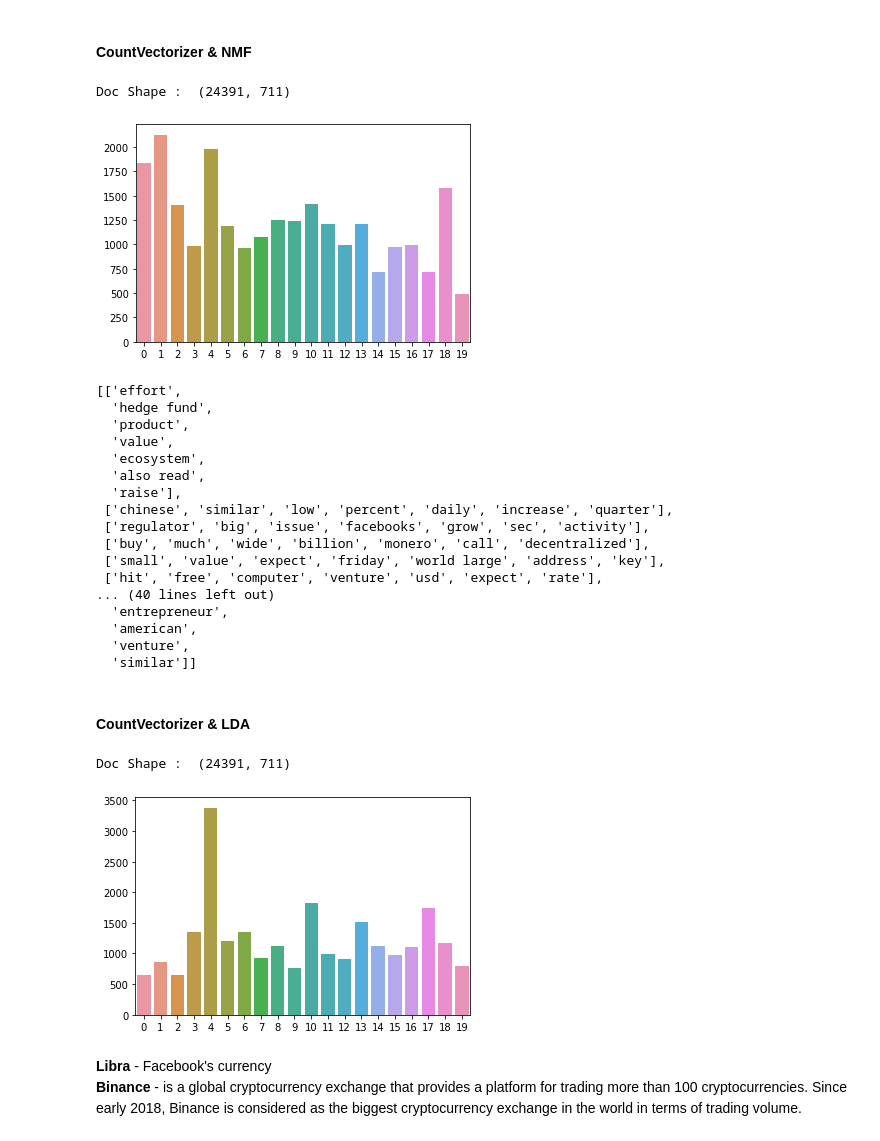
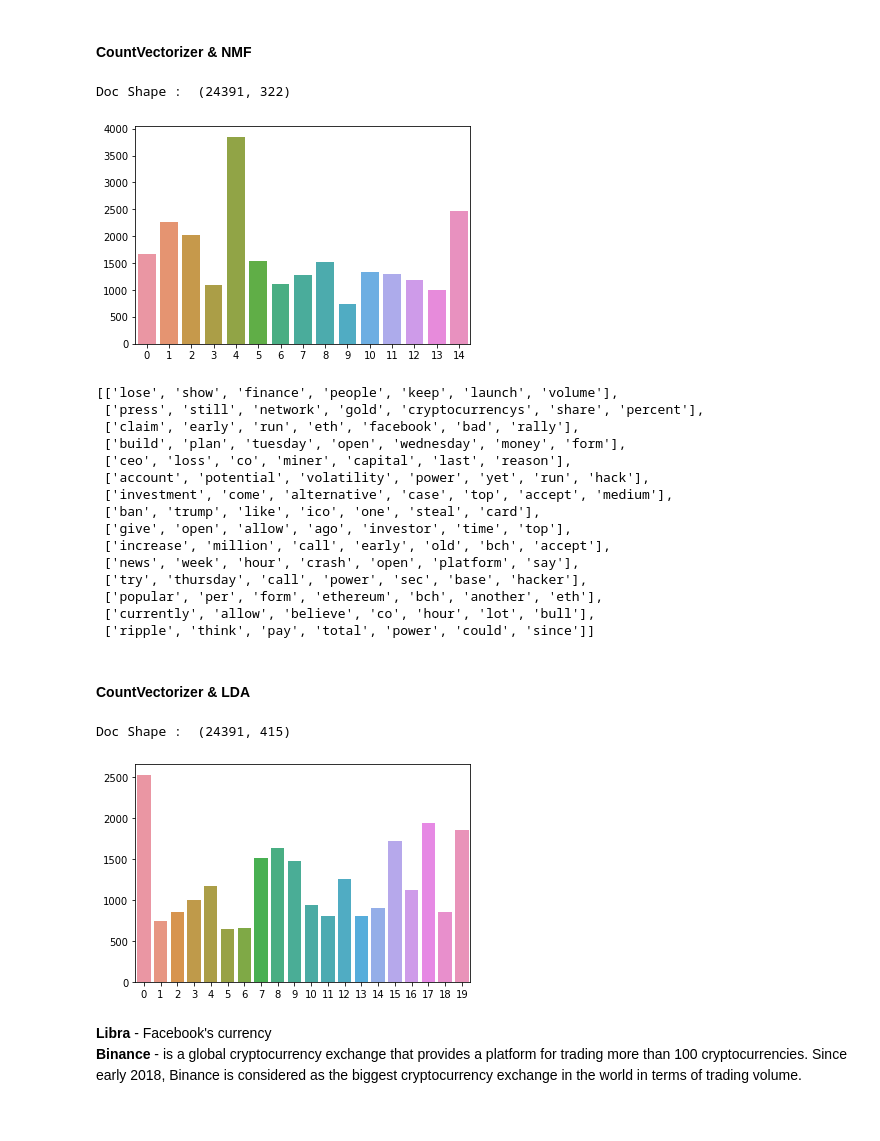
Before and after one commit to silvernine209/nlp_bitcoin_trading, a Jupyter notebook: bitcoin_trader_v2.ipynb, the cells around one changed output. Drawn from its saved outputs; the diff is of its cells as text; code cells hidden in the pictures.

```diff
--- a/bitcoin_trader_v2.ipynb
+++ b/bitcoin_trader_v2.ipynb
@@ -481,23 +489,26 @@ with open('df_news_clean.pkl','wb') as picklefile:
 # %%
 # Load df_news_raw
 with open('df_news_clean.pkl', 'rb') as picklefile:
     df_news_clean = pickle.load(picklefile)
 
 # Create vectorized matrix with stopword
-vectorizer = CountVectorizer(ngram_range=(1, 2),stop_words=stopword_list,max_df=0.20,min_df=0.005)#,max_df=0.30, min_df=0.01)
+vectorizer = CountVectorizer(stop_words=stopword_list,max_df=0.10,min_df=0.01)#,max_df=0.30, min_df=0.01)
+#vectorizer = CountVectorizer(ngram_range=(1, 2),stop_words=stopword_list,max_df=0.10,min_df=0.005)#,max_df=0.30, min_df=0.01)
+
 doc_word = vectorizer.fit_transform(df_news_clean['title_intro_clean'])
+
 print("Doc Shape : ",doc_word.shape)
 
 # Define NMF model
-nmf_model = NMF(n_components=20, init='random', random_state=0)
+nmf_model = NMF(n_components=15, init='random', random_state=0)
 doc_topics = nmf_model.fit_transform(doc_word)
 
 # Check cluster distribution
 doc_cluster = doc_topics.argmax(axis = 1)
 sns.barplot(x=pd.Series(doc_cluster).value_counts().keys(),y=pd.Series(doc_cluster).value_counts().values);
 # %% [output]
-Doc Shape :  (24391, 711)
+Doc Shape :  (24391, 322)
-[figure, old version]
+[figure, new version]
 # %%
 # pd.DataFrame(doc_word.toarray(), index=df_news_clean['title_intro_clean'], columns=vectorizer.get_feature_names()).head()
 # %%
@@ -506,28 +517,27 @@ topic_words = [[list(vectorizer.vocabulary_.keys())[e-1] for e in l] for l in t]
 #topic_words = [[vectorizer.get_feature_names()[e-1] for e in l] for l in t]
 topic_words
 # %% [output]
-[['effort',
-  'hedge fund',
-  'product',
-  'value',
-  'ecosystem',
-  'also read',
-  'raise'],
- ['chinese', 'similar', 'low', 'percent', 'daily', 'increase', 'quarter'],
- ['regulator', 'big', 'issue', 'facebooks', 'grow', 'sec', 'activity'],
- ['buy', 'much', 'wide', 'billion', 'monero', 'call', 'decentralized'],
- ['small', 'value', 'expect', 'friday', 'world large', 'address', 'key'],
- ['hit', 'free', 'computer', 'venture', 'usd', 'expect', 'rate'],
-... (40 lines left out)
-  'entrepreneur',
-  'american',
-  'venture',
-  'similar']]
+[['lose', 'show', 'finance', 'people', 'keep', 'launch', 'volume'],
+ ['press', 'still', 'network', 'gold', 'cryptocurrencys', 'share', 'percent'],
+ ['claim', 'early', 'run', 'eth', 'facebook', 'bad', 'rally'],
+ ['build', 'plan', 'tuesday', 'open', 'wednesday', 'money', 'form'],
+ ['ceo', 'loss', 'co', 'miner', 'capital', 'last', 'reason'],
+ ['account', 'potential', 'volatility', 'power', 'yet', 'run', 'hack'],
+ ['investment', 'come', 'alternative', 'case', 'top', 'accept', 'medium'],
+ ['ban', 'trump', 'like', 'ico', 'one', 'steal', 'card'],
+ ['give', 'open', 'allow', 'ago', 'investor', 'time', 'top'],
+ ['increase', 'million', 'call', 'early', 'old', 'bch', 'accept'],
+ ['news', 'week', 'hour', 'crash', 'open', 'platform', 'say'],
+ ['try', 'thursday', 'call', 'power', 'sec', 'base', 'hacker'],
+ ['popular', 'per', 'form', 'ethereum', 'bch', 'another', 'eth'],
+ ['currently', 'allow', 'believe', 'co', 'hour', 'lot', 'bull'],
+ ['ripple', 'think', 'pay', 'total', 'power', 'could', 'since']]
 # %% [markdown]
 #### CountVectorizer & LDA
 # %%
 # Create vectorized matrix with stopword
-vectorizer = CountVectorizer(ngram_range=(1, 2),stop_words=stopword_list,max_df=0.20,min_df=0.005)
+vectorizer = CountVectorizer(stop_words=stopword_list,max_df=0.20,min_df=0.008)
+# vectorizer = CountVectorizer(ngram_range=(1, 2),stop_words=stopword_list,max_df=0.20,min_df=0.005)
 doc_word = vectorizer.fit_transform(df_news_clean['title_intro_clean'])
 print("Doc Shape : ",doc_word.shape)
 
@@ -553,8 +563,8 @@ sns.barplot(x=pd.Series(doc_cluster).value_counts().keys(),y=pd.Series(doc_clust
 # # Check out the document vectors in the topic space for the first 5 documents
 # lda_docs[:5]
 # %% [output]
-Doc Shape :  (24391, 711)
+Doc Shape :  (24391, 415)
-[figure, old version]
+[figure, new version]
 # %% [markdown]
 **Libra** - Facebook's currency
 **Binance** - is a global cryptocurrency exchange that provides a platform for trading more than 100 cryptocurrencies. Since early 2018, Binance is considered as the biggest cryptocurrency exchange in the world in terms of trading volume.
```
Also changed, not shown: parts of 44 cells of this notebook.
